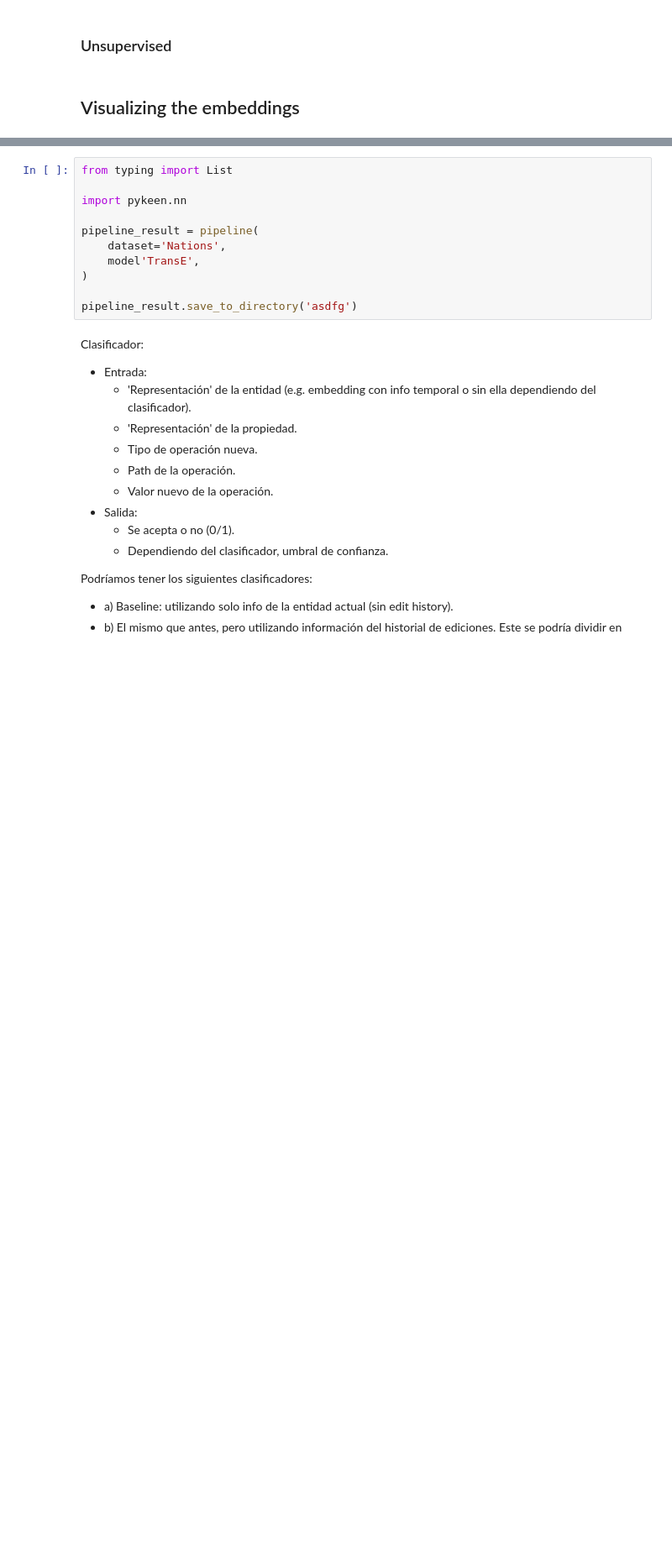
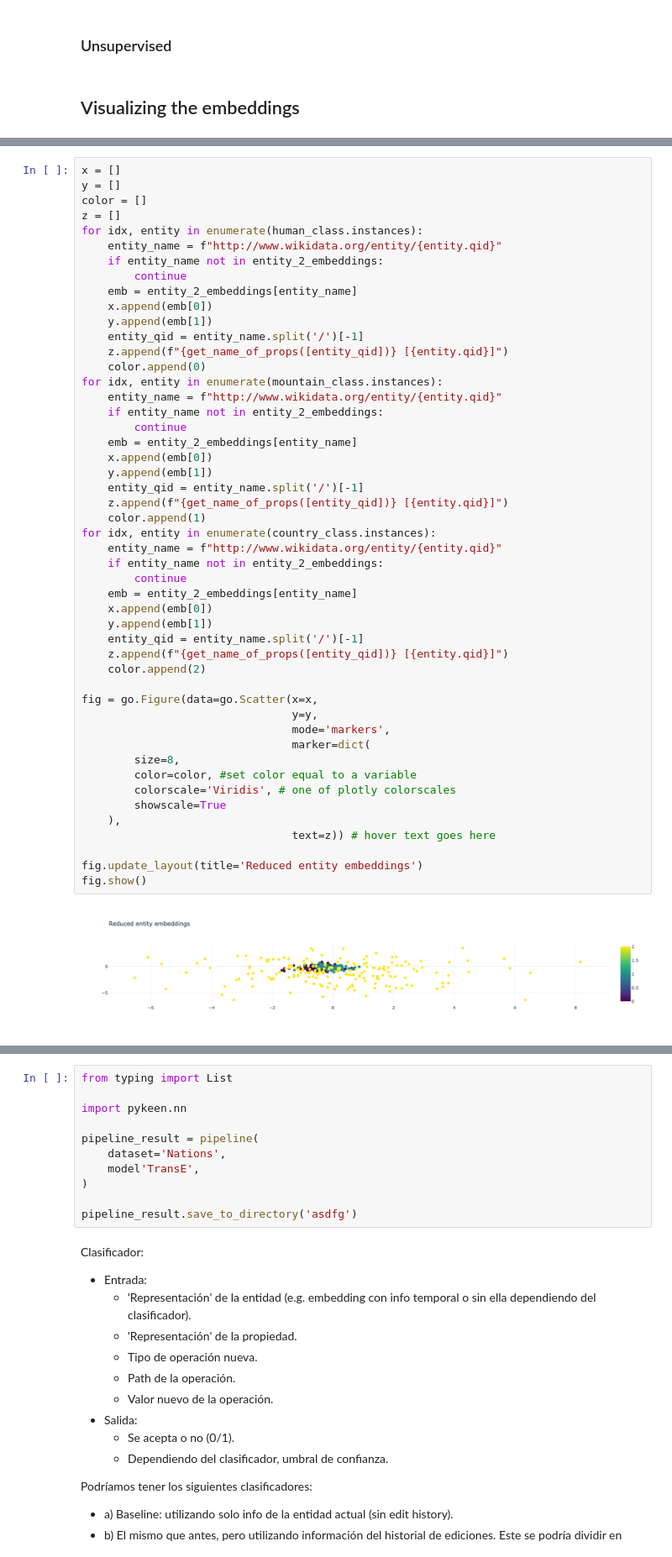
Before and after one commit to alejgh/wikidata-edithist-refinement, a Jupyter notebook: notebooks/3_Edit_History_Systems.ipynb, the cells around one changed output, grey strips where cells are left out. Shown at 84% size. Drawn from its saved outputs; the diff is of its cells as text; blank space fills up the shorter version.

```diff
--- a/notebooks/3_Edit_History_Systems.ipynb
+++ b/notebooks/3_Edit_History_Systems.ipynb
@@ -584 +698,52 @@ The default learning rate in TSNE will change from 200.0 to 'auto' in 1.2.
+# %%
+x = []
+y = []
+color = []
+z = []
+for idx, entity in enumerate(human_class.instances):
+    entity_name = f"http://www.wikidata.org/entity/{entity.qid}"
+    if entity_name not in entity_2_embeddings:
+        continue
+    emb = entity_2_embeddings[entity_name]
+    x.append(emb[0])
+    y.append(emb[1])
+    entity_qid = entity_name.split('/')[-1]
+    z.append(f"{get_name_of_props([entity_qid])} [{entity.qid}]")
+    color.append(0)
+for idx, entity in enumerate(mountain_class.instances):
+    entity_name = f"http://www.wikidata.org/entity/{entity.qid}"
+    if entity_name not in entity_2_embeddings:
+        continue
+    emb = entity_2_embeddings[entity_name]
+    x.append(emb[0])
+    y.append(emb[1])
+    entity_qid = entity_name.split('/')[-1]
+    z.append(f"{get_name_of_props([entity_qid])} [{entity.qid}]")
+    color.append(1)
+for idx, entity in enumerate(country_class.instances):
+    entity_name = f"http://www.wikidata.org/entity/{entity.qid}"
+    if entity_name not in entity_2_embeddings:
+        continue
+    emb = entity_2_embeddings[entity_name]
+    x.append(emb[0])
+    y.append(emb[1])
+    entity_qid = entity_name.split('/')[-1]
+    z.append(f"{get_name_of_props([entity_qid])} [{entity.qid}]")
+    color.append(2)
+
+fig = go.Figure(data=go.Scatter(x=x,
+                                y=y,
+                                mode='markers',
+                                marker=dict(
+        size=8,
+        color=color, #set color equal to a variable
+        colorscale='Viridis', # one of plotly colorscales
+        showscale=True
+    ),
+                                text=z)) # hover text goes here
+
+fig.update_layout(title='Reduced entity embeddings')
+fig.show()
+# %% [output]
+[figure, added]
 # %%
```
Also changed, not shown: parts of 30 cells of this notebook.
